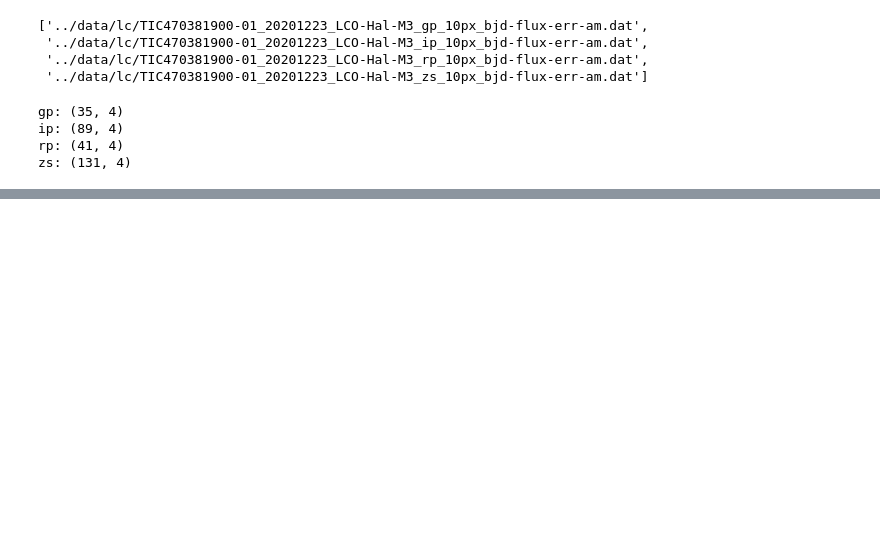
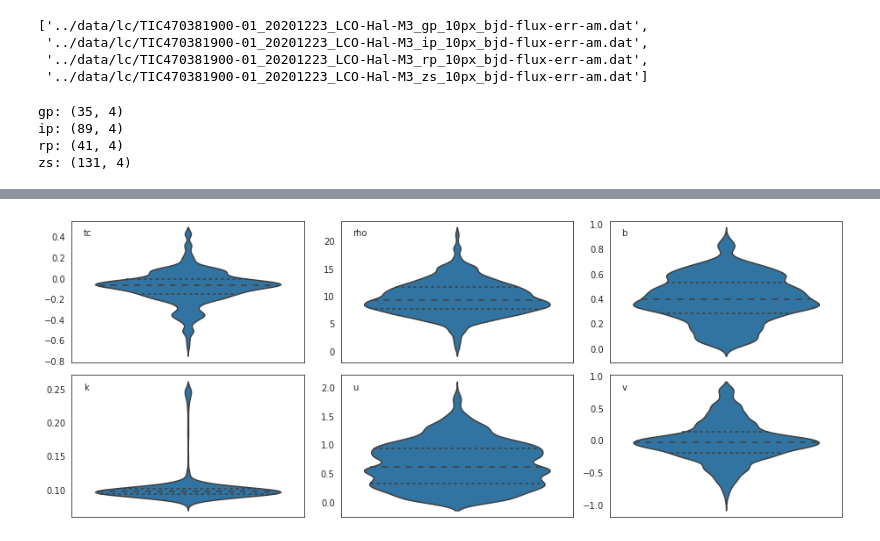
Before and after one commit to jpdeleon/toi1696, a Jupyter notebook: notebooks/contamination.ipynb, the cells around one changed output, grey strips where cells are left out. Saved outputs shown, nothing was run; the diff lists cells and outputs as text; code cells hidden in the pictures; blank space fills up the shorter version.

```diff
--- a/notebooks/contamination.ipynb
+++ b/notebooks/contamination.ipynb
@@ -356,0 +290,9 @@ lpf.plot_light_curve();
+# %%
+pd.set_option('display.precision',4)
+
+df = lpf.posterior_samples()
+df['k'] = sqrt(df.k2)
+df['u'] = 2*sqrt(df.q1)*df.q2
+df['v'] = sqrt(df.q1)*(1-2*df.q2)
+df = df.drop('k2', axis=1)
+df.describe()
@@ -356,0 +309,10 @@ lpf.plot_light_curve();
+# %%
+with sb.axes_style('white'):
+    fig, axs = subplots(2,3, figsize=(13,5))
+    pars = 'tc rho b k u v'.split()
+    [sb.violinplot(y=df[p], inner='quartile', ax=axs.flat[i]) for i,p in enumerate(pars)]
+    [axs.flat[i].text(0.05,0.9, p, transform=axs.flat[i].transAxes) for i,p in enumerate(pars)]
+    setp(axs, xticks=[], ylabel='')
+    fig.tight_layout()
+# %% [output]
+[figure, added]
```
Also changed, not shown: parts of 34 cells of this notebook, 18 other files.
